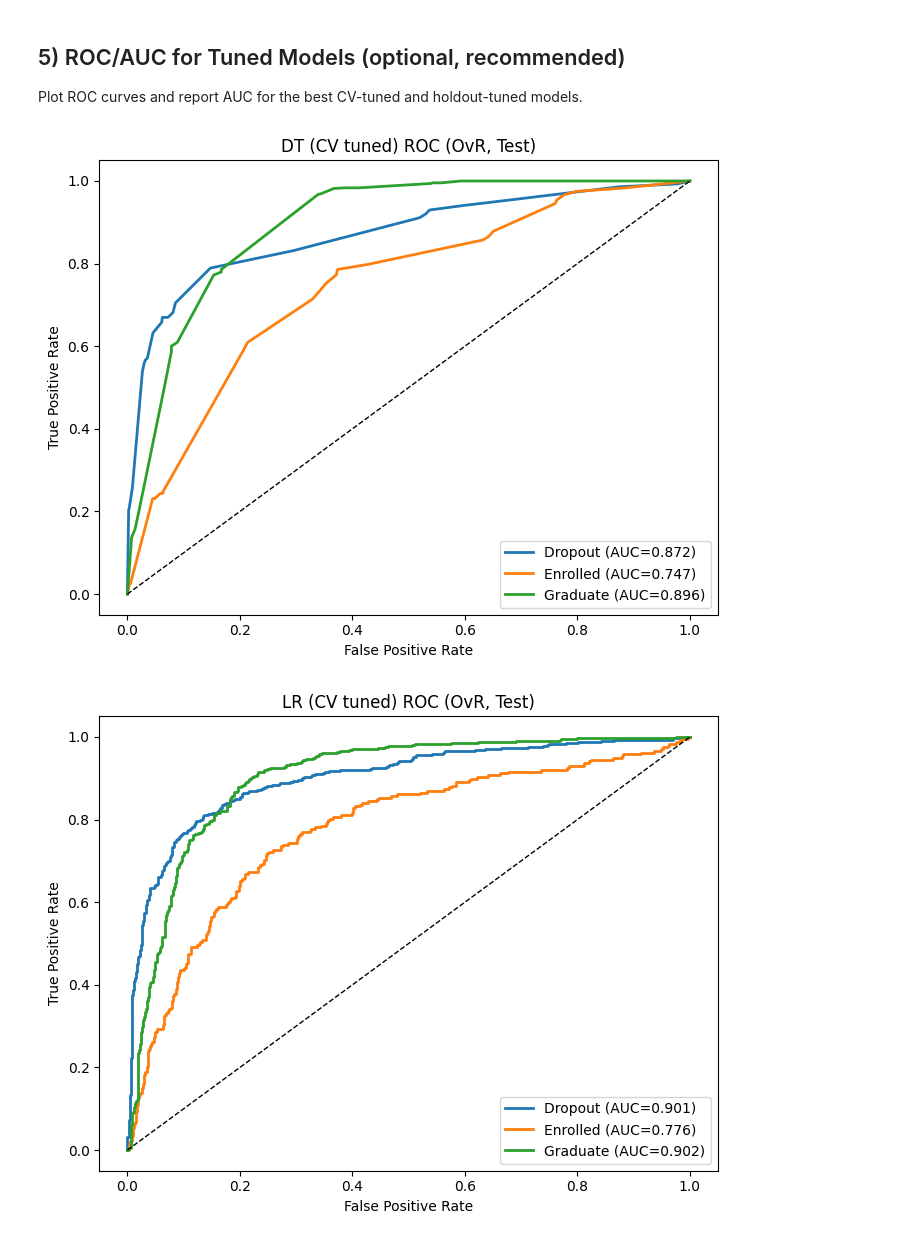
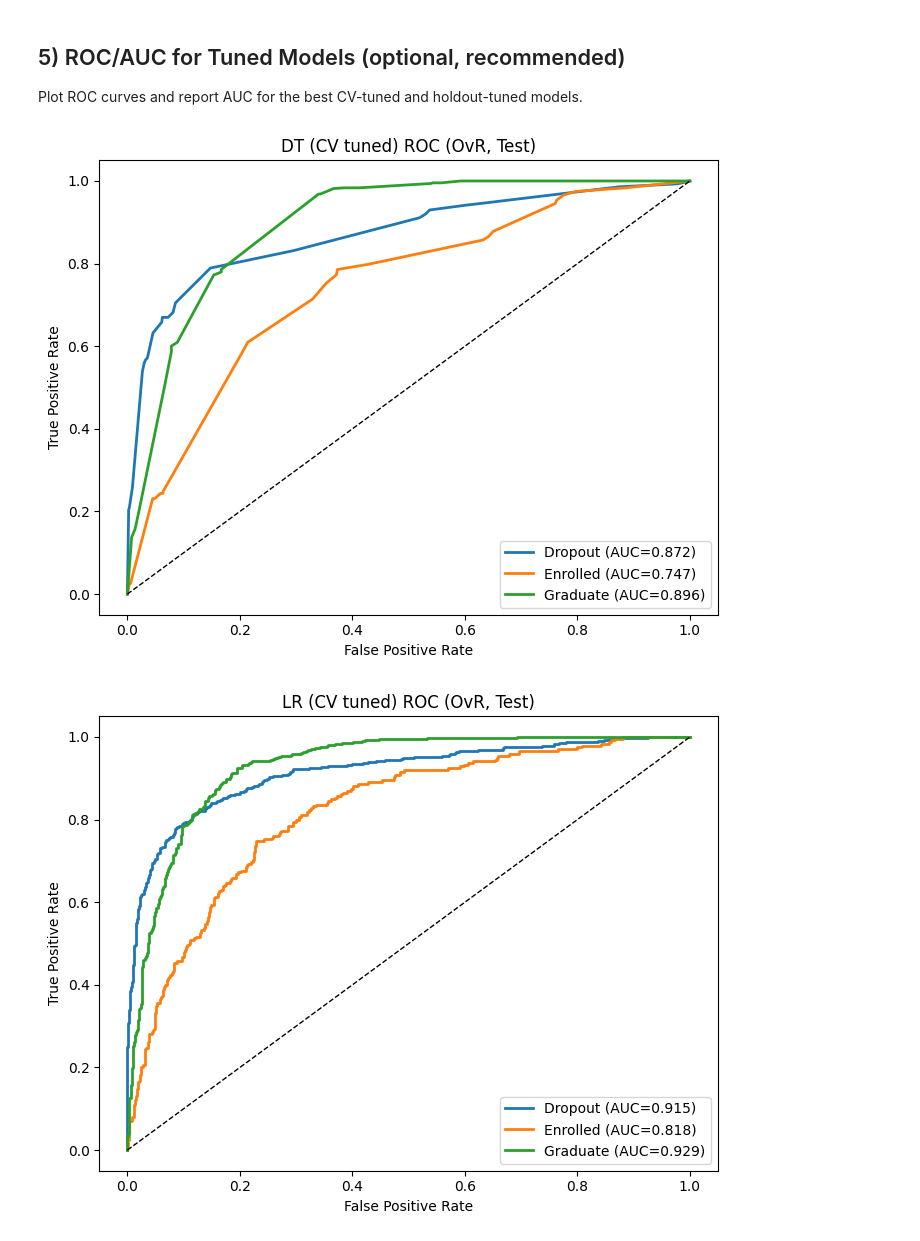
Before and after one commit to Sea-haitao/machine-learning, a Jupyter notebook: notebooks/05_evaluation.ipynb, the cells around one changed output. Cells and saved outputs as stored; diff of their text form; code cells hidden in the pictures.

```diff
--- a/notebooks/05_evaluation.ipynb
+++ b/notebooks/05_evaluation.ipynb
@@ -125,18 +177,13 @@ Name: proportion, dtype: float64
 # %%
-# Baseline models (Part 4 setup, with scaling inside LR Pipeline for numerical stability)
+# Baseline models (Part 4 setup)
 dt_base = DecisionTreeClassifier(random_state=RANDOM_STATE)
-lr_base = Pipeline(
-    [
-        ("scaler", StandardScaler(with_mean=False)),
-        ("lr", LogisticRegression(max_iter=1000, random_state=RANDOM_STATE)),
-    ]
-)
+lr_base = make_lr_pipeline(max_iter=1000, random_state=RANDOM_STATE)
 
-dt_base.fit(X_train, y_train)
-lr_base.fit(X_train, y_train)
+dt_base.fit(X_train, y_train)         # preprocessed view
+lr_base.fit(X_train_raw, y_train)     # cleaned view; preprocessing fit on train only
 
 y_pred_dt = dt_base.predict(X_test)
-y_pred_lr = lr_base.predict(X_test)
+y_pred_lr = lr_base.predict(X_test_raw)
 
 print("Baseline accuracy (test):")
 print(f"  Decision Tree:       {accuracy_score(y_test, y_pred_dt):.4f}")
@@ -308,17 +355,15 @@ dt_grid = {
     "class_weight": [None, "balanced"],
 }
 
-lr_pipe = Pipeline(
-    [
-        ("scaler", StandardScaler(with_mean=False)),
-        ("lr", LogisticRegression(random_state=RANDOM_STATE, max_iter=2000)),
-    ]
-)
+# Leakage-free LR pipeline; grid keys reach the LR step via the 'clf__' prefix.
+# CV refits the entire pipeline on each inner training fold, so the
+# StandardScaler + OneHotEncoder never see validation rows.
+lr_pipe = make_lr_pipeline(random_state=RANDOM_STATE, max_iter=2000)
 lr_grid = {
-    "lr__C": [0.1, 1.0, 10.0],
-    "lr__solver": ["lbfgs", "saga"],
-    "lr__penalty": ["l2"],
-    "lr__class_weight": [None, "balanced"],
+    "clf__C": [0.1, 1.0, 10.0],
+    "clf__solver": ["lbfgs", "saga"],
+    "clf__penalty": ["l2"],
+    "clf__class_weight": [None, "balanced"],
 }
 
 dt_cv = GridSearchCV(
@@ -337,8 +382,8 @@ lr_cv = GridSearchCV(
     n_jobs=-1,
 )
 
-dt_cv.fit(X_train, y_train)
-lr_cv.fit(X_train, y_train)
+dt_cv.fit(X_train, y_train)         # preprocessed view
+lr_cv.fit(X_train_raw, y_train)     # cleaned view; pipeline preprocessing fit per fold
 
 print("CV best params:")
 print("  DT:", dt_cv.best_params_)
@@ -487,17 +525,17 @@ display(compare.sort_values('f1_macro', ascending=False))
 Plot ROC curves and report AUC for the best CV-tuned and holdout-tuned models.
 # %%
 auc_dt_cv = multiclass_roc_auc(dt_cv_best, X_test, y_test, LABEL_NAMES, title_prefix='DT (CV tuned)')
-auc_lr_cv = multiclass_roc_auc(lr_cv_best, X_test, y_test, LABEL_NAMES, title_prefix='LR (CV tuned)')
+auc_lr_cv = multiclass_roc_auc(lr_cv_best, X_test_raw, y_test, LABEL_NAMES, title_prefix='LR (CV tuned)')
 
 auc_dt_hold = multiclass_roc_auc(dt_holdout_best, X_test, y_test, LABEL_NAMES, title_prefix='DT (Holdout tuned)')
-auc_lr_hold = multiclass_roc_auc(lr_holdout_best, X_test, y_test, LABEL_NAMES, title_prefix='LR (Holdout tuned)')
+auc_lr_hold = multiclass_roc_auc(lr_holdout_best, X_test_raw, y_test, LABEL_NAMES, title_prefix='LR (Holdout tuned)')
 
 auc_tuned = pd.DataFrame(
     [auc_dt_cv, auc_lr_cv, auc_dt_hold, auc_lr_hold],
     index=['DT_CV', 'LR_CV', 'DT_Holdout', 'LR_Holdout'],
 )
 display(auc_tuned)
 # %% [output]
 [figure]
-[figure, old version]
+[figure, new version]
 [figure]
```
Also changed, not shown: parts of 14 cells of this notebook.
